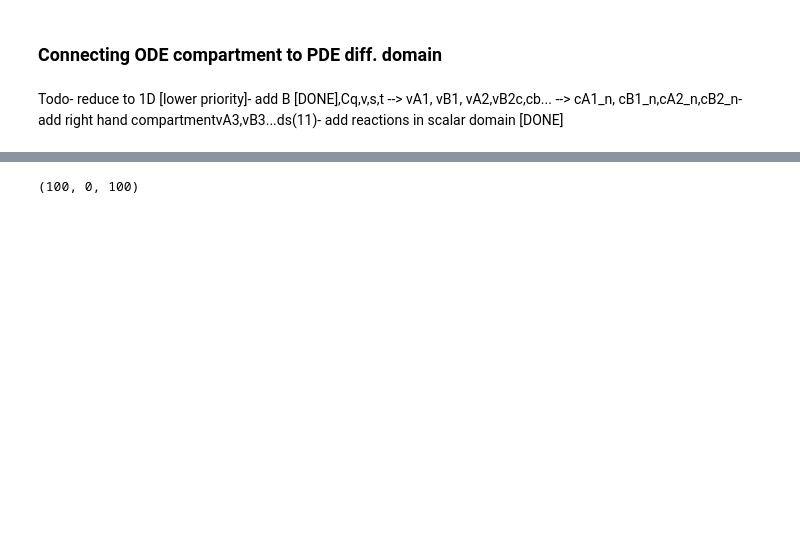
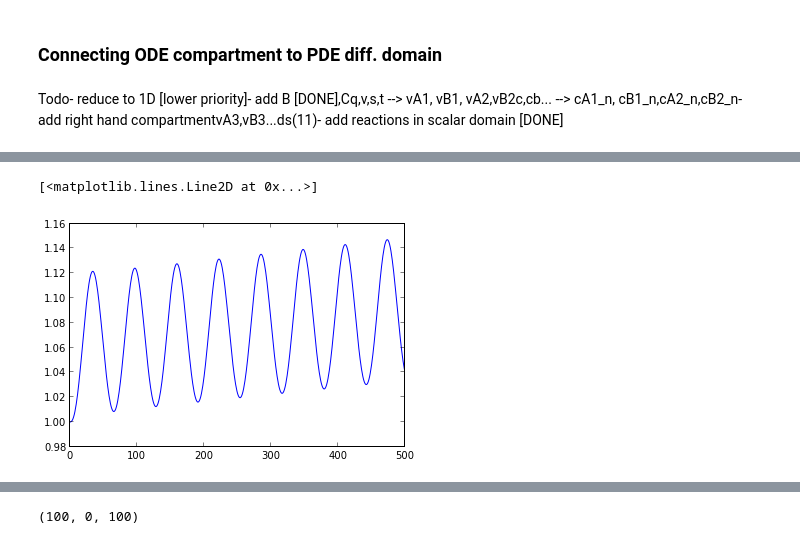
Before and after one commit to huskeypm/enzymekineticsacs, a Jupyter notebook: pdeode.ipynb, the cells around one changed output, grey strips where cells are left out. Saved outputs shown, nothing was run; the diff lists cells and outputs as text; code cells hidden in the pictures; blank space fills up the shorter version.

```diff
--- a/pdeode.ipynb
+++ b/pdeode.ipynb
@@ -16,0 +39,5 @@ plt.figure()fig, ax1 = plt.subplots()ax1.plot(ts,tots[:,0],'b',label="PDE0")#ax1
+# %%
+pickleName ="D1.pkl"# w diff barrier Ds=1.if 0:  params = Params()  params.cA2init=1.0  params.cA1init=1.0  params.cA3init=1.0    params.D1 = Ds  params.D12 = Ds  params.D13 = Ds      params.dt =dt  #print params.periodicSource  params.a=amp  params.b = freq  params.periodicSource=True    tsp,concsp,totsp = Problem(params=params)  writepickle(pickleName,tsp,concsp)    else:    tsp,concsp = readpickle(pickleName)plt.plot(tsp,concsp[:,0])
+# %% [output]
+[<matplotlib.lines.Line2D at 0x...>]
+[figure, added]
```
Also changed, not shown: parts of 17 cells of this notebook, 1 other file.
